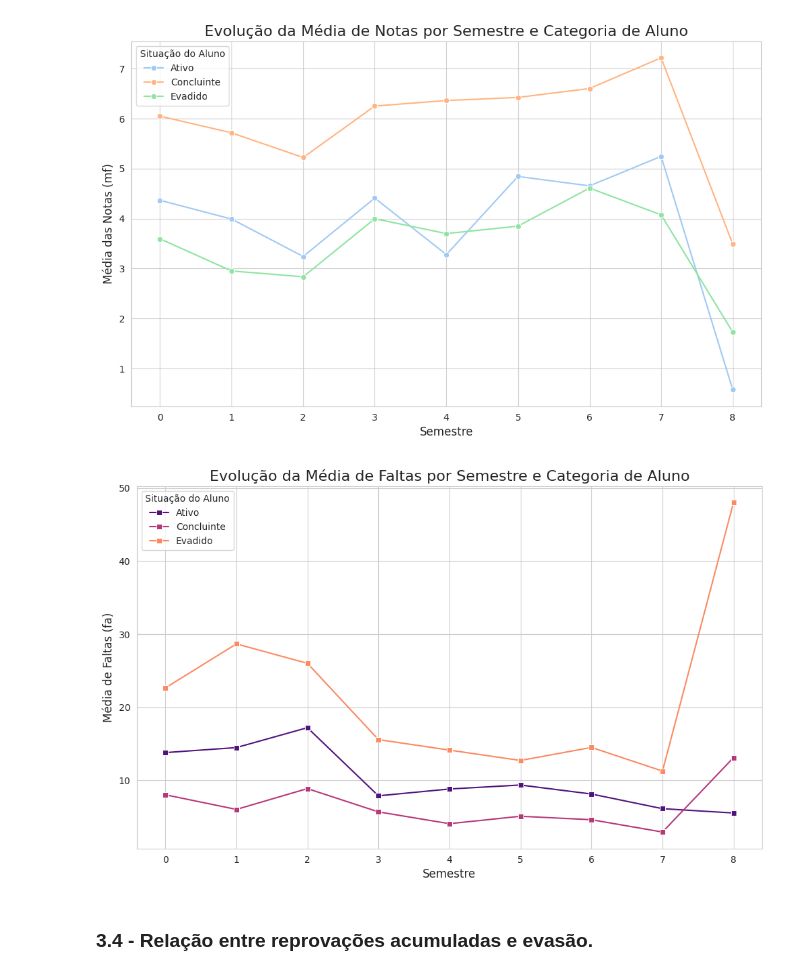
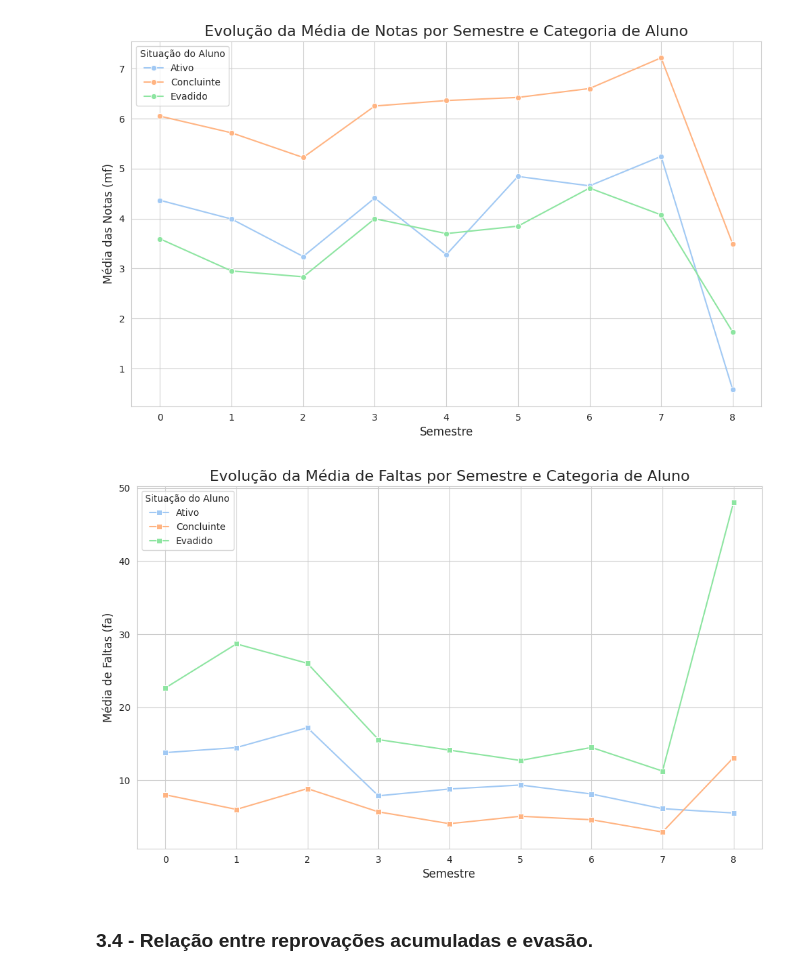
Before and after one commit to annabzsantos/An-lisePefilAcad-mico, a Jupyter notebook: Analise_pefilAcademico.ipynb, the cells around one changed output. Cells and saved outputs as stored; diff of their text form; code cells hidden in the pictures.

```diff
--- a/Analise_pefilAcademico.ipynb
+++ b/Analise_pefilAcademico.ipynb
@@ -391,12 +391,12 @@ print(histEscolar.head())
 4  Práticas de Leitura e Produção de Texto         Linguagens      Não
 # %%
 # Criar uma coluna para a situação de aprovação
-histEscolar['Aprovado'] = histEscolar['sf'].apply(lambda x: 1 if x == 'AP' else 0)
+histEscolar['Aprovado'] = histEscolar['SF'].apply(lambda x: 1 if x == 'AP' else 0)
 
 
 
 # Agrupar por disciplina e calcular o total de alunos e de aprovados
-df_disciplinas_aprovacao = histEscolar.groupby('nome_da_disciplina').agg(
+df_disciplinas_aprovacao = histEscolar.groupby('Nome da Disciplina').agg(
     total_alunos=('rga_anonimo', 'count'),
     total_aprovados=('Aprovado', 'sum')
 ).reset_index()
@@ -404,7 +404,7 @@ df_disciplinas_aprovacao = histEscolar.groupby('nome_da_disciplina').agg(
 
 
 # Calcular a taxa de aprovação e reprovação por disciplina
-df_disciplinas = histEscolar.groupby('nome_da_disciplina').agg(
+df_disciplinas = histEscolar.groupby('Nome da Disciplina').agg(
     total_alunos=('rga_anonimo', 'count'),
     total_aprovados=('Aprovado', 'sum')
 ).reset_index()
@@ -420,14 +420,14 @@ disciplinas_populares = df_disciplinas.sort_values(by='total_alunos', ascending=
 
 
 # Preparar os dados para o gráfico
-df_plot = disciplinas_populares.melt(id_vars='nome_da_disciplina', value_vars=['taxa_aprovacao', 'taxa_reprovacao'],
+df_plot = disciplinas_populares.melt(id_vars='Nome da Disciplina', value_vars=['taxa_aprovacao', 'taxa_reprovacao'],
                                      var_name='Situação', value_name='Taxa')
 
 
 
 # Gráfico da taxa de aprovação/reprovação das 10 disciplinas mais cursadas
 plt.figure(figsize=(12, 8))
-sns.barplot(data=df_plot, x='Taxa', y='nome_da_disciplina', hue='Situação', dodge=False, palette= 'pastel')
+sns.barplot(data=df_plot, x='Taxa', y='Nome da Disciplina', hue='Situação', dodge=False, palette= 'pastel')
 plt.title('Taxa Média de Aprovação/Reprovação nas 10 Disciplinas Mais Cursadas', fontsize=16)
 plt.xlabel('Porcentagem (%)', fontsize=12)
 plt.ylabel('Disciplina', fontsize=12)
@@ -522,15 +522,15 @@ print(df_completo.head())
 4         1     Ativo
 # %%
 # Converter as colunas para o tipo numérico (caso não estejam)
-df_completo['mf'] = pd.to_numeric(df_completo['mf'], errors='coerce')
-df_completo['fa'] = pd.to_numeric(df_completo['fa'], errors='coerce')
-df_completo['se'] = pd.to_numeric(df_completo['se'], errors='coerce')
+df_completo['MF'] = pd.to_numeric(df_completo['MF'], errors='coerce')
+df_completo['FA'] = pd.to_numeric(df_completo['FA'], errors='coerce')
+df_completo['SE'] = pd.to_numeric(df_completo['SE'], errors='coerce')
 
 
 # Calcular o desempenho médio (nota e faltas) por semestre e categoria
-df_desempenho_semestre = df_completo.groupby(['Categoria', 'se']).agg(
-    media_nota=('mf', 'mean'),
-    media_faltas=('fa', 'mean')
+df_desempenho_semestre = df_completo.groupby(['Categoria', 'SE']).agg(
+    media_nota=('MF', 'mean'),
+    media_faltas=('FA', 'mean')
 ).reset_index()
 
 
@@ -565,17 +565,17 @@ plt.show()
 # %%
 # Gráfico de Evolução da Média de Faltas por Semestre
 # Gráfico de evolução da média de faltas
 plt.figure(figsize=(12, 7))
-sns.lineplot(data=df_desempenho_semestre, x='se', y='media_faltas', hue='Categoria', marker='s', palette='pastel')
+sns.lineplot(data=df_desempenho_semestre, x='SE', y='media_faltas', hue='Categoria', marker='s', palette='pastel')
 plt.title('Evolução da Média de Faltas por Semestre e Categoria de Aluno', fontsize=16)
 plt.xlabel('Semestre', fontsize=12)
 plt.ylabel('Média de Faltas (fa)', fontsize=12)
-plt.xticks(df_desempenho_semestre['se'].unique())
+plt.xticks(df_desempenho_semestre['SE'].unique())
 plt.grid(True)
 plt.legend(title='Situação do Aluno')
 plt.show()
 # %% [output]
-[figure, old version]
+[figure, new version]
 # %% [markdown]
 ### 3.4 - Relação entre reprovações acumuladas e evasão.
 # %%
```
Also changed, not shown: parts of 26 cells of this notebook.
